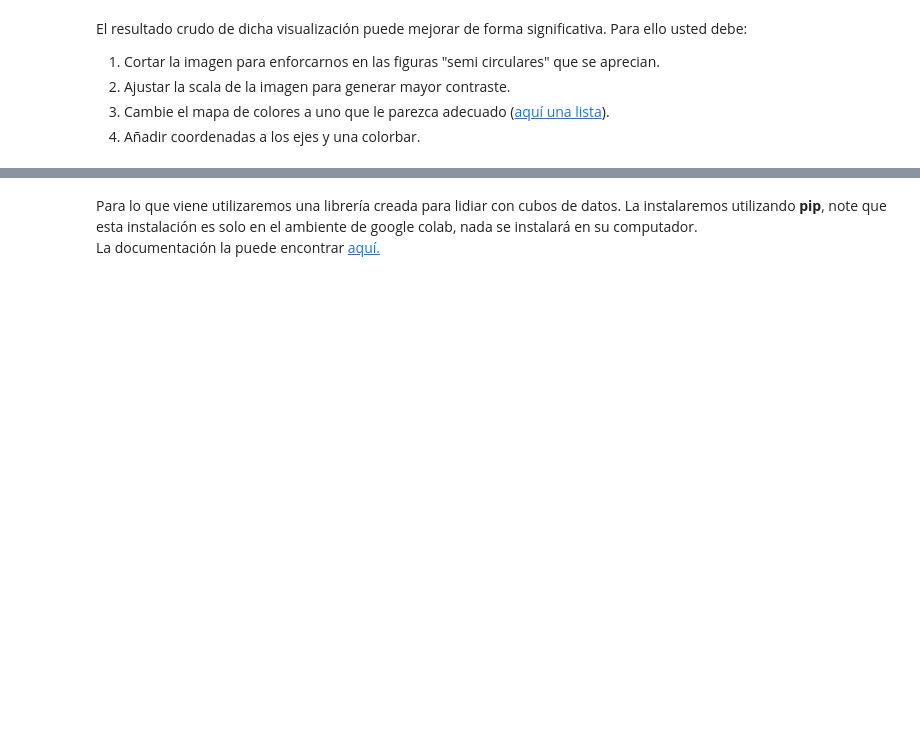
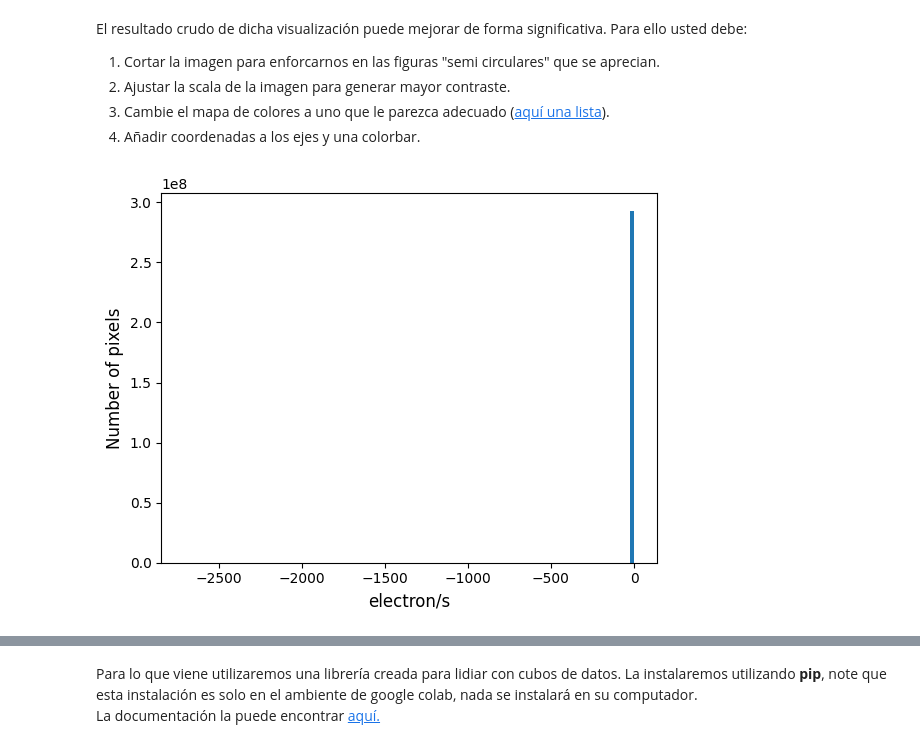
Before and after one commit to sebamonteirov/Tarea-4, a Jupyter notebook: Tarea4.ipynb, the cells around one changed output, grey strips where cells are left out. Cells and saved outputs as stored; diff of their text form; code cells hidden in the pictures; blank space fills up the shorter version.

```diff
--- a/Tarea4.ipynb
+++ b/Tarea4.ipynb
@@ -175,6 +175,21 @@ Para ello usted debe:
 2. Ajustar la scala de la imagen para generar mayor contraste.
 3. Cambie el mapa de colores a uno que le parezca adecuado ([aquí una lista](https://matplotlib.org/stable/users/explain/colors/colormaps.html)).
 4. Añadir coordenadas a los ejes y una colorbar.
+# %%
+import numpy as np                           # utilizaremos su función de cálculo de percentiles
+
+plt.hist(datos[datos < 2].flatten(), bins=100)
+
+# Esta es una forma de generar percentiles "simétricos" no tiene porque ser siempre así.
+value = 5
+percentiles = np.nanpercentile(datos.flatten(), [value, 100-value ])
+
+plt.vlines([percentiles], [0]*2, [10000]*2, linestyle='--', color='red')
+plt.xlabel('electron/s', fontsize=12)
+plt.ylabel('Number of pixels', fontsize=12)
+plt.show()
+# %% [output]
+[figure, added]
 # %%
 # Solución
 from astropy.wcs import WCS
```
Also changed, not shown: parts of 15 cells of this notebook.
